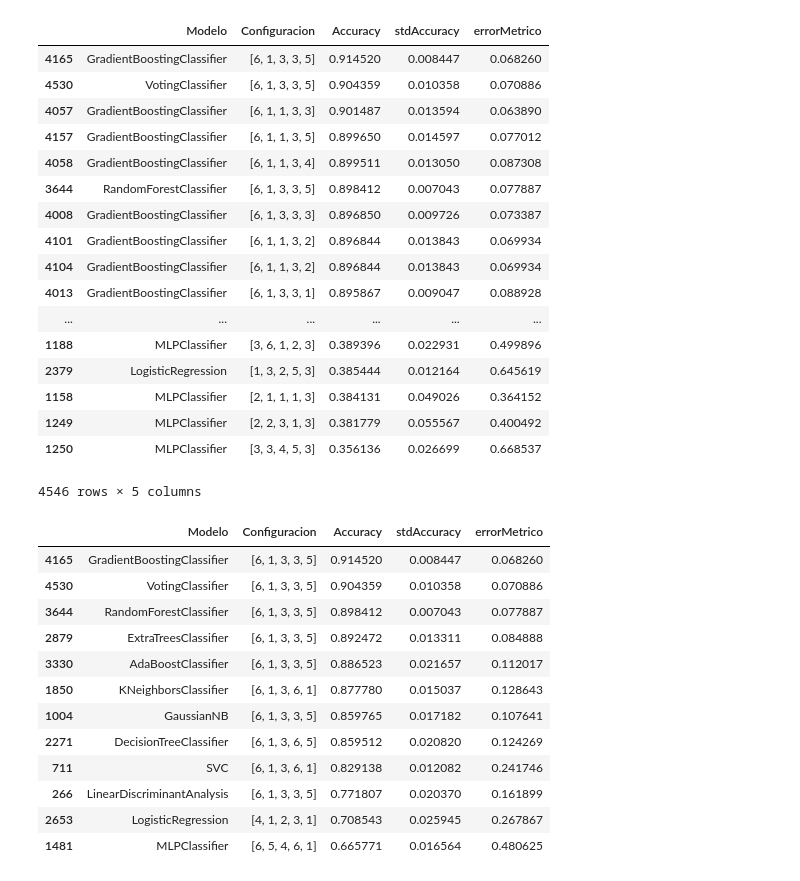
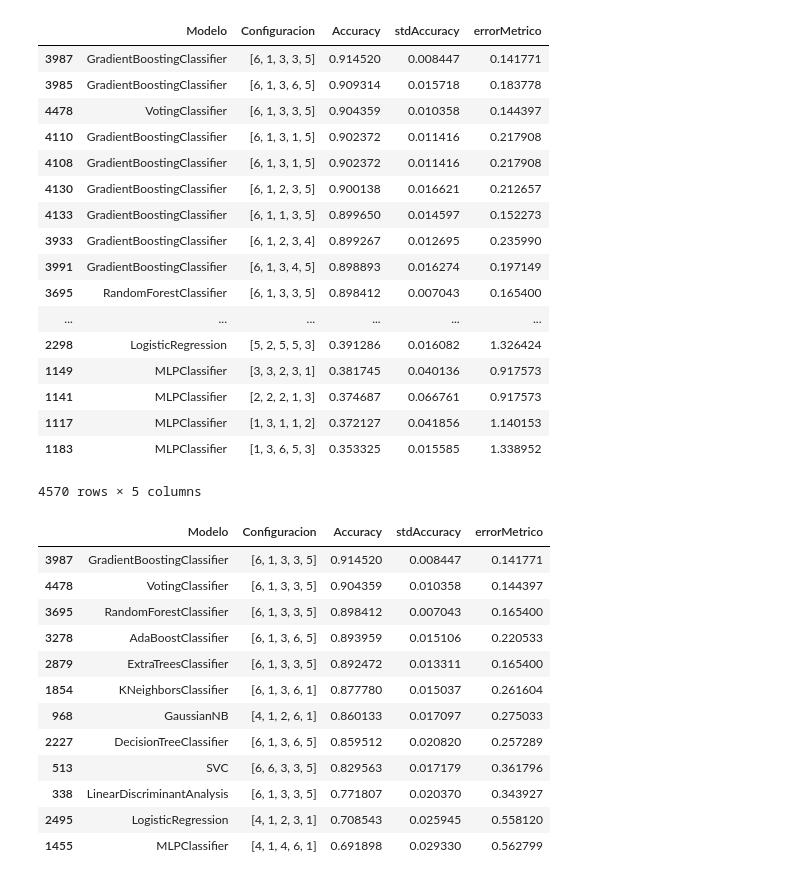
Before and after one commit to ohuarcaya/geneticosRSSI, a Jupyter notebook: Accuracy Asimetrico sinFiltro.ipynb, the cells around one changed output. Saved outputs shown, nothing was run; the diff lists cells and outputs as text; code cells hidden in the pictures.

```diff
--- a/Accuracy Asimetrico sinFiltro.ipynb
+++ b/Accuracy Asimetrico sinFiltro.ipynb
@@ -93,12 +98,12 @@ def distance_error(estimator, X, y):
     x2 = np.int32((y_test + 2) % 3)
     y2 = np.int32((y_test - 1) / 3)
     # pasar variacion a distancias metros
-    vx = np.abs(x1 - x2)
-    vy = np.abs(x1 - x2)
-    vx = vx*0.5 + (vx-1)*(vx>0)
-    vy = vy*0.5 + (vy-1)*(vy>0)
+    vx = np.abs(x1 - x2)*1.5
+    vy = np.abs(y1 - y2)*1.5
+    #vx = vx*0.5 + (vx-1)*(vx>0)
+    #vy = vy*0.5 + (vy-1)*(vy>0)
     # pitagoras
-    err_distance = np.mean(np.sqrt(vx*vx + vy*vy))
+    err_distance = np.sqrt(vx*vx + vy*vy)
     return err_distance
 
 def _createDataset(frecuencias, values, seed = 7):
@@ -279,8 +284,9 @@ def _evalFunction(individual, frecuencias, scorer, num_folds, score_cache, desv_
 		score = cv_results.mean()
 		score_cache[paramkey] = score
 		desv_cache[paramkey] = cv_results.std()
-		error_cache[paramkey] = distance_error(individual.est, X, y)
-		results = {'Modelo': name, 'Configuracion':np.int32(individual)+1, 'values': cv_results, 'Accuracy': score, 'stdAccuracy': desv_cache[paramkey], 'errorMetrico': error_cache[paramkey]}
+		dis_err = distance_error(individual.est, X, y)
+		error_cache[paramkey] = np.mean(dis_err)
+		results = {'Modelo': name, 'Configuracion':np.int32(individual)+1, 'values': cv_results, 'Accuracy': score, 'stdAccuracy': desv_cache[paramkey], 'errorMetrico': error_cache[paramkey], 'error':dis_err}
 		resultados_cache.append(results)
 	return (score,)
 # %%
@@ -614,43 +531,44 @@ MLPClassifier
 # %%
 df = pd.DataFrame(lista_resultados).sort_values(['Accuracy'],ascending=False)
-#df.to_csv('resultados_simetricos_sinFiltro.csv', sep=',', index=False)
+df[['Modelo', 'Configuracion', 'Accuracy', 'stdAccuracy', 'errorMetrico', 'values', 'error']].to_csv('EAS_resultados.csv', sep=',', index=False)
 display(df[['Modelo', 'Configuracion', 'Accuracy', 'stdAccuracy', 'errorMetrico']])
 # %% [output]
 |  | Modelo | Configuracion | Accuracy | stdAccuracy | errorMetrico |
-| 4165 | GradientBoostingClassifier | [6, 1, 3, 3, 5] | 0.914520 | 0.008447 | 0.068260 |
-| 4530 | VotingClassifier | [6, 1, 3, 3, 5] | 0.904359 | 0.010358 | 0.070886 |
-| 4057 | GradientBoostingClassifier | [6, 1, 1, 3, 3] | 0.901487 | 0.013594 | 0.063890 |
-| 4157 | GradientBoostingClassifier | [6, 1, 1, 3, 5] | 0.899650 | 0.014597 | 0.077012 |
-| 4058 | GradientBoostingClassifier | [6, 1, 1, 3, 4] | 0.899511 | 0.013050 | 0.087308 |
-| 3644 | RandomForestClassifier | [6, 1, 3, 3, 5] | 0.898412 | 0.007043 | 0.077887 |
-| 4008 | GradientBoostingClassifier | [6, 1, 3, 3, 3] | 0.896850 | 0.009726 | 0.073387 |
-| 4101 | GradientBoostingClassifier | [6, 1, 1, 3, 2] | 0.896844 | 0.013843 | 0.069934 |
-| 4104 | GradientBoostingClassifier | [6, 1, 1, 3, 2] | 0.896844 | 0.013843 | 0.069934 |
-| 4013 | GradientBoostingClassifier | [6, 1, 3, 3, 1] | 0.895867 | 0.009047 | 0.088928 |
+| 3987 | GradientBoostingClassifier | [6, 1, 3, 3, 5] | 0.914520 | 0.008447 | 0.141771 |
+| 3985 | GradientBoostingClassifier | [6, 1, 3, 6, 5] | 0.909314 | 0.015718 | 0.183778 |
+| 4478 | VotingClassifier | [6, 1, 3, 3, 5] | 0.904359 | 0.010358 | 0.144397 |
+| 4110 | GradientBoostingClassifier | [6, 1, 3, 1, 5] | 0.902372 | 0.011416 | 0.217908 |
+| 4108 | GradientBoostingClassifier | [6, 1, 3, 1, 5] | 0.902372 | 0.011416 | 0.217908 |
+| 4130 | GradientBoostingClassifier | [6, 1, 2, 3, 5] | 0.900138 | 0.016621 | 0.212657 |
+| 4133 | GradientBoostingClassifier | [6, 1, 1, 3, 5] | 0.899650 | 0.014597 | 0.152273 |
+| 3933 | GradientBoostingClassifier | [6, 1, 2, 3, 4] | 0.899267 | 0.012695 | 0.235990 |
+| 3991 | GradientBoostingClassifier | [6, 1, 3, 4, 5] | 0.898893 | 0.016274 | 0.197149 |
+| 3695 | RandomForestClassifier | [6, 1, 3, 3, 5] | 0.898412 | 0.007043 | 0.165400 |
 | ... | ... | ... | ... | ... | ... |
-| 1188 | MLPClassifier | [3, 6, 1, 2, 3] | 0.389396 | 0.022931 | 0.499896 |
-| 2379 | LogisticRegression | [1, 3, 2, 5, 3] | 0.385444 | 0.012164 | 0.645619 |
-| 1158 | MLPClassifier | [2, 1, 1, 1, 3] | 0.384131 | 0.049026 | 0.364152 |
-| 1249 | MLPClassifier | [2, 2, 3, 1, 3] | 0.381779 | 0.055567 | 0.400492 |
-| 1250 | MLPClassifier | [3, 3, 4, 5, 3] | 0.356136 | 0.026699 | 0.668537 |
+| 2298 | LogisticRegression | [5, 2, 5, 5, 3] | 0.391286 | 0.016082 | 1.326424 |
+| 1149 | MLPClassifier | [3, 3, 2, 3, 1] | 0.381745 | 0.040136 | 0.917573 |
+| 1141 | MLPClassifier | [2, 2, 2, 1, 3] | 0.374687 | 0.066761 | 0.917573 |
+| 1117 | MLPClassifier | [1, 3, 1, 1, 2] | 0.372127 | 0.041856 | 1.140153 |
+| 1183 | MLPClassifier | [1, 3, 6, 5, 3] | 0.353325 | 0.015585 | 1.338952 |
-4546 rows × 5 columns
+4570 rows × 5 columns
 # %%
 #topDf = df.drop_duplicates(subset=['Modelo'])
 #display(topDf)
 #pd.DataFrame(salida).sort_values(['Accuracy'], ascending=False)
 topDf=df.drop_duplicates(subset=['Modelo'])
+topDf[['Modelo', 'Configuracion', 'Accuracy', 'stdAccuracy', 'errorMetrico', 'values', 'error']].to_csv('EAS_resultados_unique.csv', sep=',', index=False)
 display(topDf[['Modelo', 'Configuracion', 'Accuracy', 'stdAccuracy', 'errorMetrico']])
 # %% [output]
 |  | Modelo | Configuracion | Accuracy | stdAccuracy | errorMetrico |
-| 4165 | GradientBoostingClassifier | [6, 1, 3, 3, 5] | 0.914520 | 0.008447 | 0.068260 |
-| 4530 | VotingClassifier | [6, 1, 3, 3, 5] | 0.904359 | 0.010358 | 0.070886 |
-| 3644 | RandomForestClassifier | [6, 1, 3, 3, 5] | 0.898412 | 0.007043 | 0.077887 |
-| 2879 | ExtraTreesClassifier | [6, 1, 3, 3, 5] | 0.892472 | 0.013311 | 0.084888 |
-| 3330 | AdaBoostClassifier | [6, 1, 3, 3, 5] | 0.886523 | 0.021657 | 0.112017 |
-| 1850 | KNeighborsClassifier | [6, 1, 3, 6, 1] | 0.877780 | 0.015037 | 0.128643 |
-| 1004 | GaussianNB | [6, 1, 3, 3, 5] | 0.859765 | 0.017182 | 0.107641 |
-| 2271 | DecisionTreeClassifier | [6, 1, 3, 6, 5] | 0.859512 | 0.020820 | 0.124269 |
-| 711 | SVC | [6, 1, 3, 6, 1] | 0.829138 | 0.012082 | 0.241746 |
-| 266 | LinearDiscriminantAnalysis | [6, 1, 3, 3, 5] | 0.771807 | 0.020370 | 0.161899 |
-| 2653 | LogisticRegression | [4, 1, 2, 3, 1] | 0.708543 | 0.025945 | 0.267867 |
-| 1481 | MLPClassifier | [6, 5, 4, 6, 1] | 0.665771 | 0.016564 | 0.480625 |
+| 3987 | GradientBoostingClassifier | [6, 1, 3, 3, 5] | 0.914520 | 0.008447 | 0.141771 |
+| 4478 | VotingClassifier | [6, 1, 3, 3, 5] | 0.904359 | 0.010358 | 0.144397 |
+| 3695 | RandomForestClassifier | [6, 1, 3, 3, 5] | 0.898412 | 0.007043 | 0.165400 |
+| 3278 | AdaBoostClassifier | [6, 1, 3, 6, 5] | 0.893959 | 0.015106 | 0.220533 |
+| 2879 | ExtraTreesClassifier | [6, 1, 3, 3, 5] | 0.892472 | 0.013311 | 0.165400 |
+| 1854 | KNeighborsClassifier | [6, 1, 3, 6, 1] | 0.877780 | 0.015037 | 0.261604 |
+| 968 | GaussianNB | [4, 1, 2, 6, 1] | 0.860133 | 0.017097 | 0.275033 |
+| 2227 | DecisionTreeClassifier | [6, 1, 3, 6, 5] | 0.859512 | 0.020820 | 0.257289 |
+| 513 | SVC | [6, 6, 3, 3, 5] | 0.829563 | 0.017179 | 0.361796 |
+| 338 | LinearDiscriminantAnalysis | [6, 1, 3, 3, 5] | 0.771807 | 0.020370 | 0.343927 |
+| 2495 | LogisticRegression | [4, 1, 2, 3, 1] | 0.708543 | 0.025945 | 0.558120 |
+| 1455 | MLPClassifier | [4, 1, 4, 6, 1] | 0.691898 | 0.029330 | 0.562799 |
```
Also changed, not shown: parts of 8 cells of this notebook, 6 other files.
